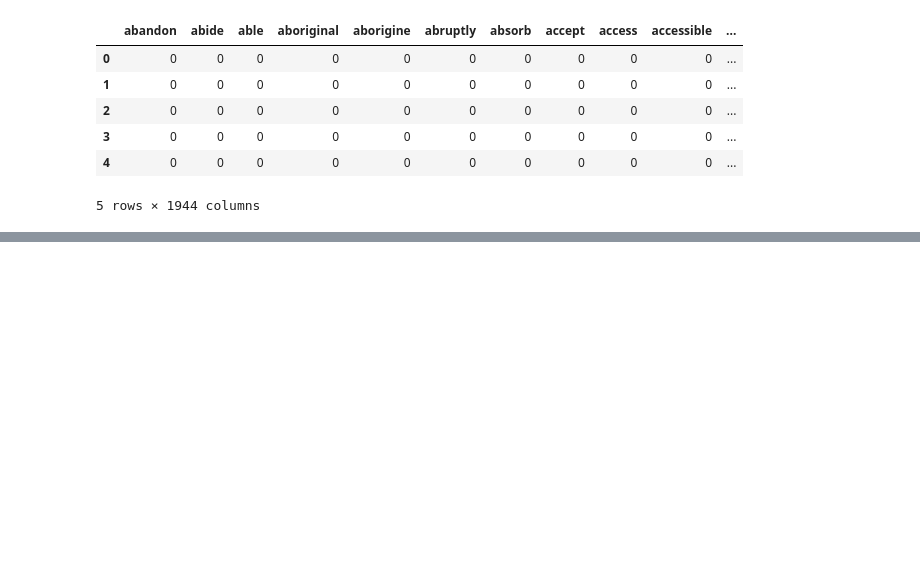
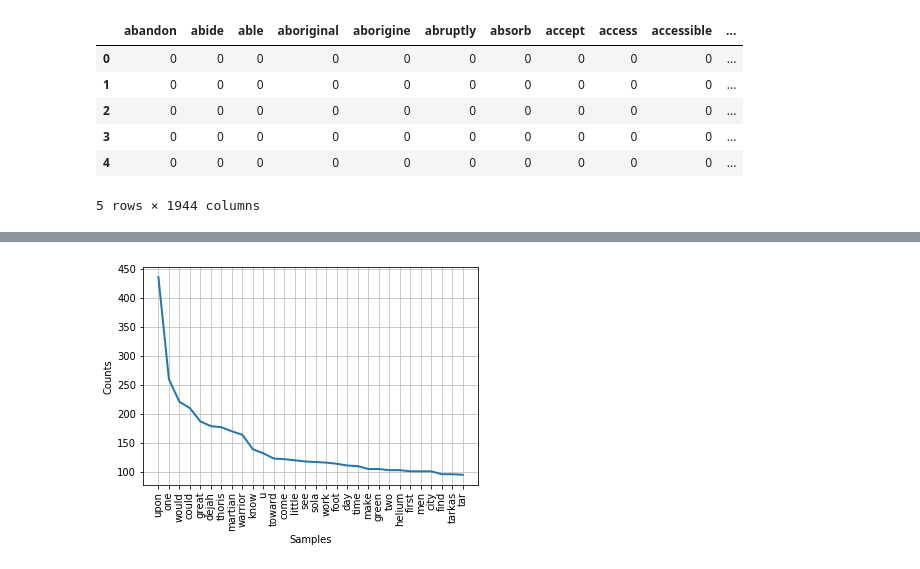
Before and after one commit to smw150430/project_gutenberg, a Jupyter notebook: Stories_From_Tagore.ipynb, the cells around one changed output, grey strips where cells are left out. Cells and saved outputs as stored; diff of their text form; code cells hidden in the pictures; blank space fills up the shorter version.

```diff
--- a/Stories_From_Tagore.ipynb
+++ b/Stories_From_Tagore.ipynb
@@ -325,0 +358,4 @@ vector_df.head()
+# %%
+stories_tokens_stopped_2 = [w for w in stories_tokens_2 if not w in stop_words]
+stories_tokens_stopped_2 = [w for w in stories_tokens_stopped_2 if not w in ['gutenberg', 'tm', 'u']]
+print(stories_tokens_stopped_2[:100])
@@ -325,0 +364,11 @@ vector_df.head()
+# %%
+stories_lemmas_pos_2 = []
+for x, y in nltk.pos_tag(stories_tokens_stopped_2):
+    stories_lemmas_pos_2.append((x, get_wordnet_pos(y)))
+# %%
+meta_lemmaed_2 = []
+for word, pos in stories_lemmas_pos_2:
+    meta_lemmaed_2.append(lemmatizer.lemmatize(word, pos=pos))
+# %%
+meta_freqdist_2 = FreqDist(meta_lemmaed_2)
+meta_freqdist_2.most_common(50)
@@ -325,0 +393,5 @@ vector_df.head()
+# %%
+%matplotlib inline
+meta_freqdist_2.plot(30, cumulative=False);
+# %% [output]
+[figure, added]
```
Also changed, not shown: parts of 8 cells of this notebook.
